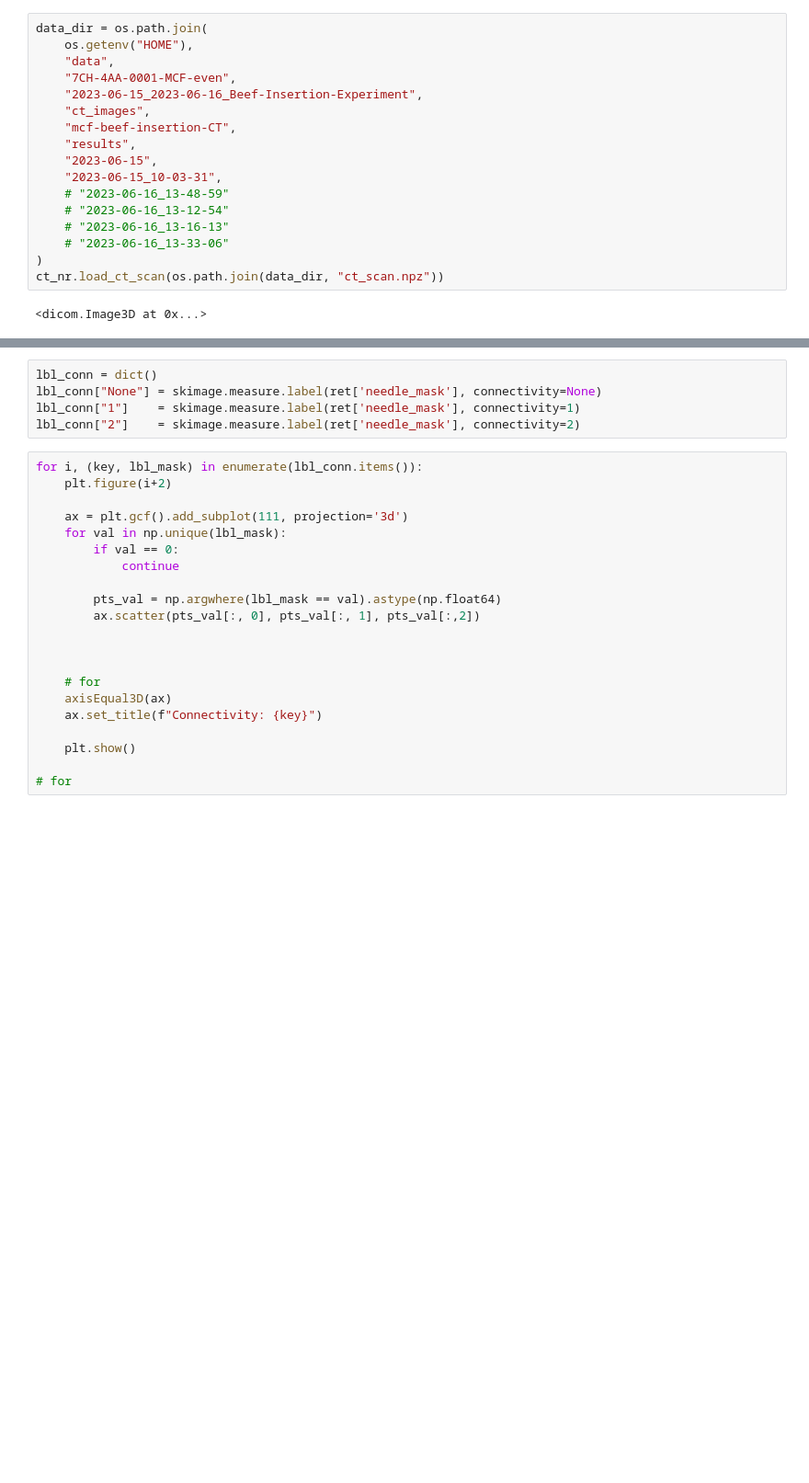
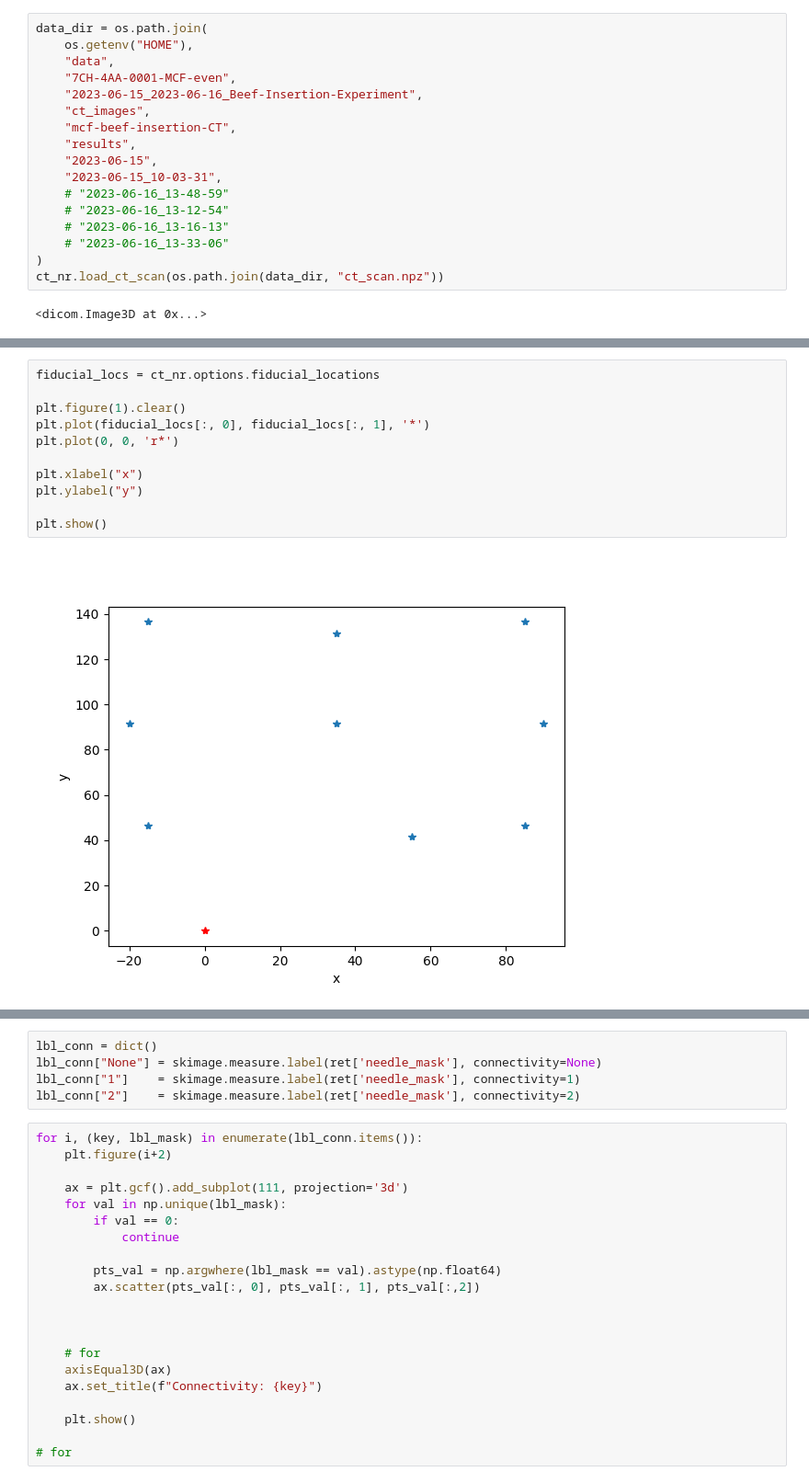
Before and after one commit to dlezcan1/AMIRo-cv, a Jupyter notebook: src/CTNeedleShape.ipynb, the cells around one changed output, grey strips where cells are left out. Shown: that part at 92% size. Cells and saved outputs as stored; diff of their text form; blank space fills up the shorter version.

```diff
--- a/src/CTNeedleShape.ipynb
+++ b/src/CTNeedleShape.ipynb
@@ -246,3 +244,16 @@ CT Needle reconstruction options:
         interpolation_ds               - 0.5
         fiducial_locations             - [[90.0, 91.5, 0.0], [85.0, 136.5, 0.0], [85.0, 46.5, 0.0], [55.0, 41.5, 0.0], [35.0, 131.5, 0.0], [35.0, 91.5, 0.0], [-15.0, 136.5, 0.0], [-15.0, 46.5, 0.0], [ ...
 Saved CT reconstruction options to: /home/dlezcan1/data/7CH-4AA-0001-MCF-even/2023-06-15_2023-06-16_Beef-Insertion-Experiment/ct_images/mcf-beef-insertion-CT/results/2023-06-15/ct_reconstruction_optio ...
+# %%
+fiducial_locs = ct_nr.options.fiducial_locations
+
+plt.figure(1).clear()
+plt.plot(fiducial_locs[:, 0], fiducial_locs[:, 1], '*')
+plt.plot(0, 0, 'r*')
+
+plt.xlabel("x")
+plt.ylabel("y")
+
+plt.show()
+# %% [output]
+[figure, added]
```
Also changed, not shown: parts of 18 cells of this notebook, 2 other files.
